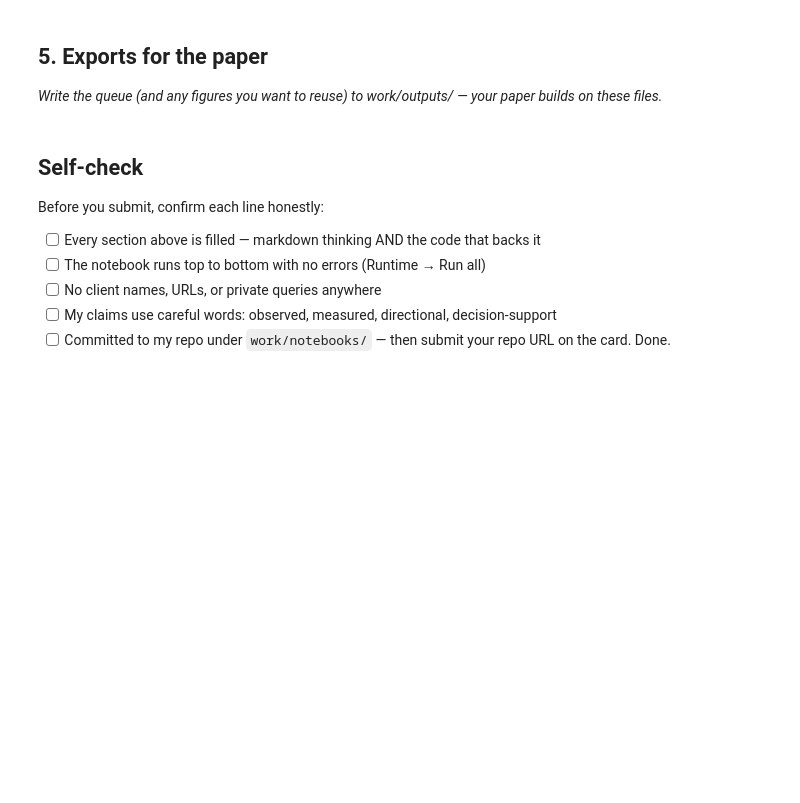
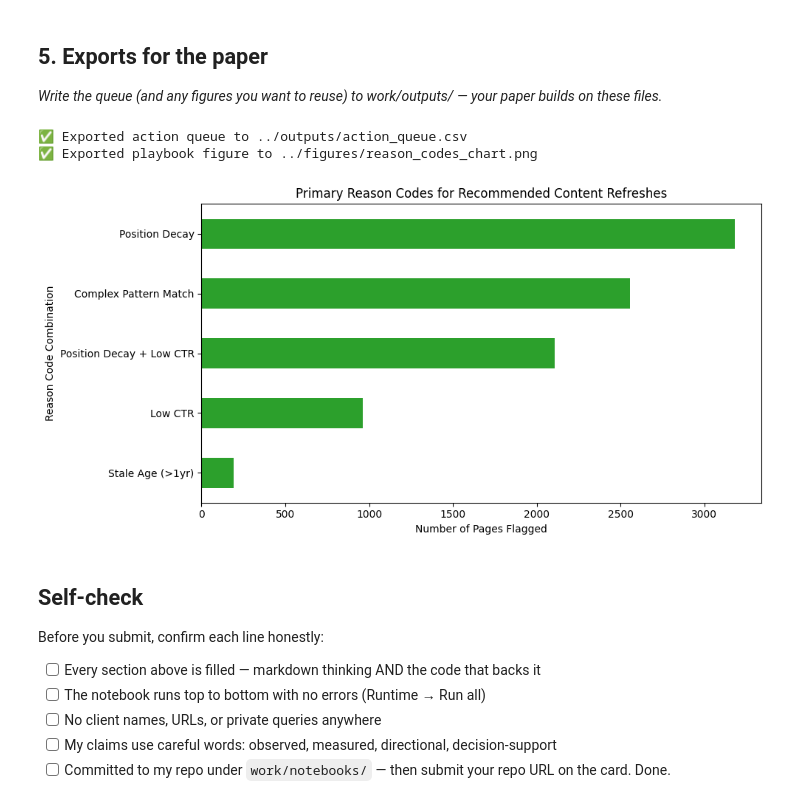
Before and after one commit to Ayushi-369/FlyrankAi-Internship, a Jupyter notebook: work/notebooks/w07_action_playbook.ipynb, the cells around one changed output. Saved outputs shown, nothing was run; the diff lists cells and outputs as text; code cells hidden in the pictures; blank space fills up the shorter version.

```diff
--- a/work/notebooks/w07_action_playbook.ipynb
+++ b/work/notebooks/w07_action_playbook.ipynb
@@ -44,3 +125,34 @@ This skeleton is yours to fill. Work the sections **in order** — each one has
+# %%
+# This cell is for CODE (numbers, a query, a check).
+# Write your text answer in the cell ABOVE this one — typing sentences here breaks Run All.
+import matplotlib.pyplot as plt
+
+# 1. Ensure output directories exist relative to the notebook's location
+os.makedirs("../outputs", exist_ok=True)
+os.makedirs("../figures", exist_ok=True)
+
+# 2. Export the ranked queue (Excluded from Git by CI leak-guard)
+queue_export_path = "../outputs/action_queue.csv"
+action_queue[['content_id', 'refresh_probability', 'reason_code', 'content_age_days', 'avg_position']].to_csv(queue_export_path, index=False)
+print(f"✅ Exported action queue to {queue_export_path}")
+
+# 3. Create and export a figure (Top Reason Codes) for the paper
+plt.figure(figsize=(10, 5))
+reason_counts = action_queue['reason_code'].value_counts().head(5)
+reason_counts.sort_values().plot(kind='barh', color='#2ca02c')
+plt.title("Primary Reason Codes for Recommended Content Refreshes")
+plt.xlabel("Number of Pages Flagged")
+plt.ylabel("Reason Code Combination")
+plt.tight_layout()
+
+fig_export_path = "../figures/reason_codes_chart.png"
+plt.savefig(fig_export_path, dpi=300)
+print(f"✅ Exported playbook figure to {fig_export_path}")
+plt.show()
+# %% [output]
+✅ Exported action queue to ../outputs/action_queue.csv
+✅ Exported playbook figure to ../figures/reason_codes_chart.png
+[figure, added]
 # %% [markdown]
 ## Self-check
 
```
Also changed, not shown: parts of 7 cells of this notebook.
